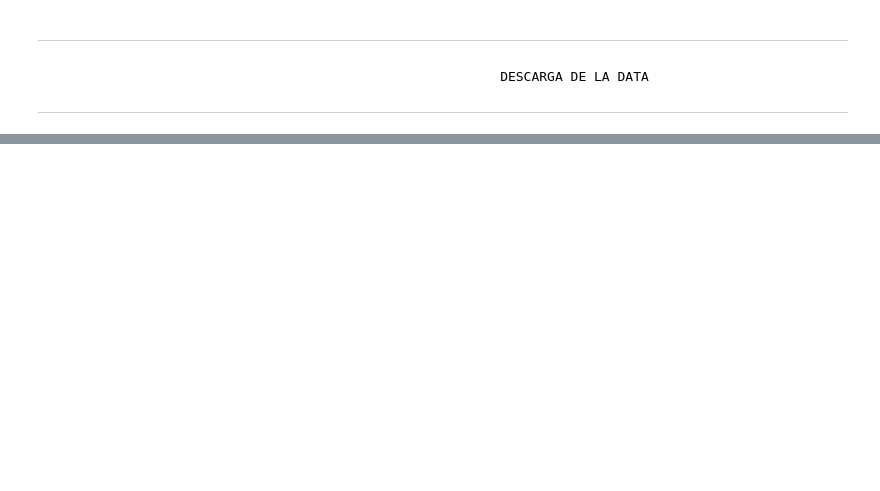
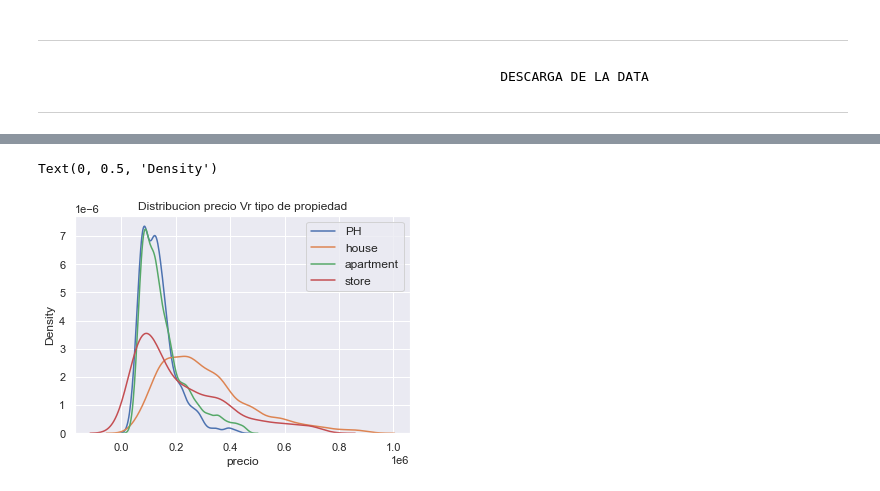
Before and after one commit to grupo4dhds/grupo4_git, a Jupyter notebook: workshop2_G4_main.ipynb, the cells around one changed output, grey strips where cells are left out. Drawn from its saved outputs; the diff is of its cells as text; code cells hidden in the pictures; blank space fills up the shorter version.

```diff
--- a/workshop2_G4_main.ipynb
+++ b/workshop2_G4_main.ipynb
@@ -1,6 +1,6 @@
 # %%
-descargar_data_apartment_ = True
-descargar_muestra_currency_nan_ = True
+descargar_data_apartment_ = False
+descargar_muestra_currency_nan_ = False
 #descargar_muestra_surface_nan_recovery_ = False# Esto no funcionó
 
 descargar_data_auxiliar = False
@@ -1615,0 +1795,17 @@ np.array(serie).astype(int)
+# %%
+dist=data[data.property_type == 'PH']
+sns.distplot(dist['price'], hist = False, kde = True, label='PH')
+dist =data[data.property_type == 'house']
+sns.distplot(dist['price'], hist = False, kde = True, label='house')
+dist =data[data.property_type == 'apartment']
+sns.distplot(dist['price'], hist = False, kde = True, label='apartment')
+dist=data[data.property_type == 'store']
+sns.distplot(dist['price'], hist = False, kde = True, label='store')
+# Plot formatting
+plt.legend(prop={'size': 12})
+plt.title('Distribucion precio Vr tipo de propiedad')
+plt.xlabel('precio')
+plt.ylabel('Density')
+# %% [output]
+Text(0, 0.5, 'Density')
+[figure, added]
```
Also changed, not shown: parts of 28 cells of this notebook, 3 other files.
